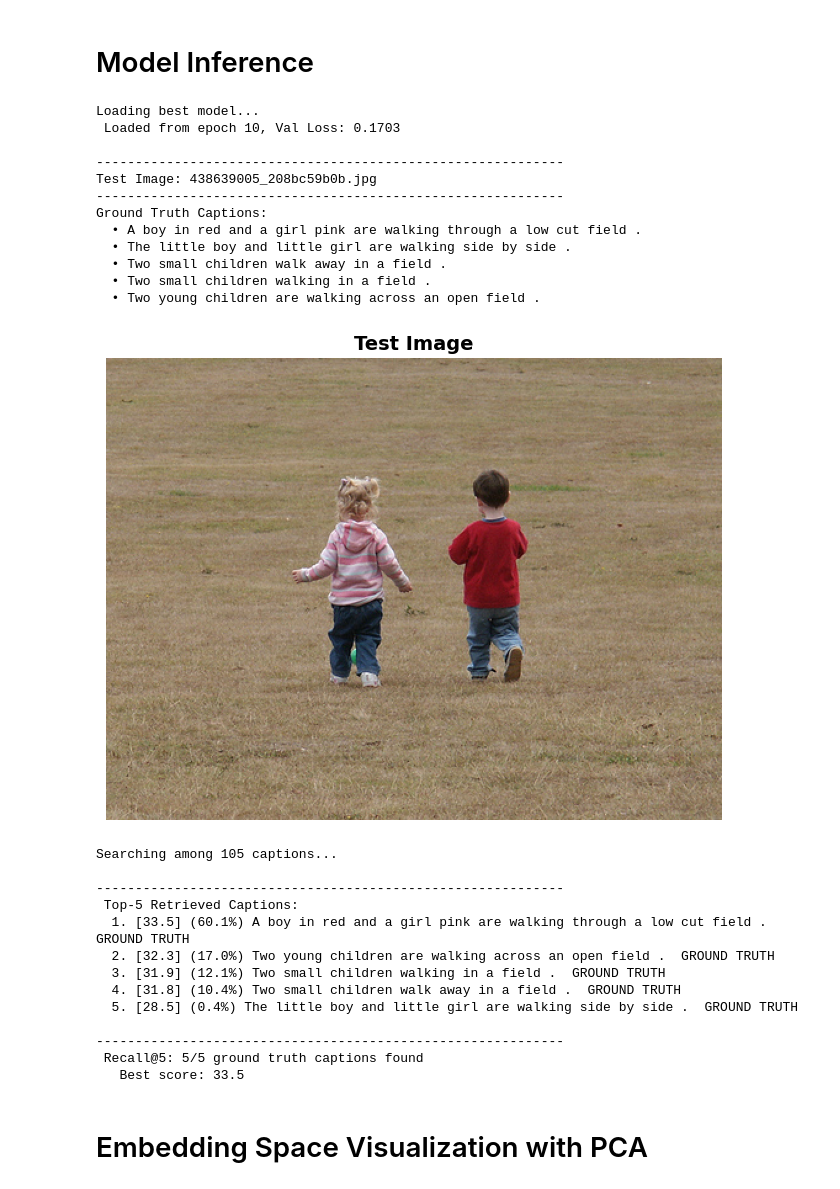
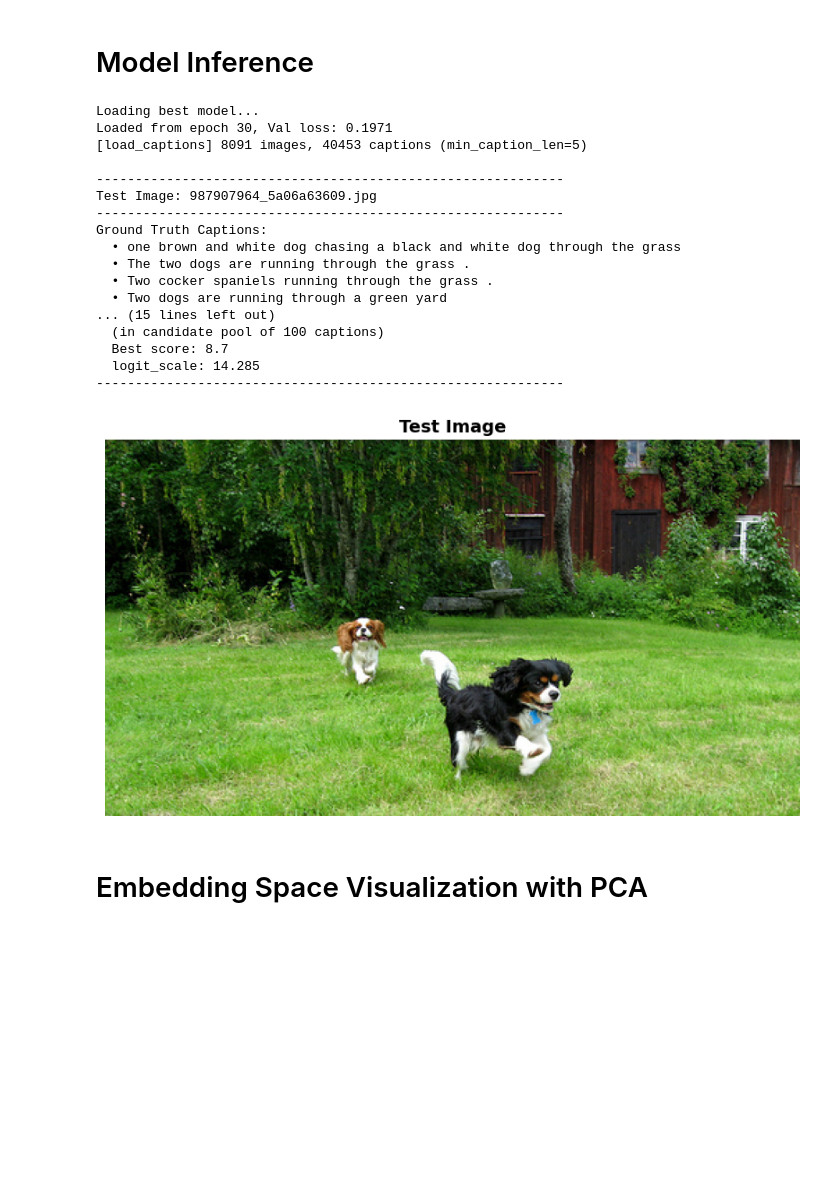
Before and after one commit to f-naderi/Vision_Language_Model, a Jupyter notebook: VLM.ipynb, the cells around one changed output. Saved outputs shown, nothing was run; the diff lists cells and outputs as text; code cells hidden in the pictures; blank space fills up the shorter version.

```diff
--- a/VLM.ipynb
+++ b/VLM.ipynb
@@ -42,9 +44,7 @@ processor = model.processor
 
 # Create dataloaders
 print("\nCreating dataloaders...")
-train_loader, val_loader, test_loader = create_dataloaders(
-    IMAGE_DIR, CAPTIONS_FILE, processor, batch_size=32
-)
+train_loader, val_loader, test_loader = create_dataloaders(IMAGE_DIR, CAPTIONS_FILE, processor, batch_size=32)
 
 
 # Show sample batch
@@ -183,46 +256,34 @@ Epoch 12/20
 # %% [markdown]
 #  Model Inference
 # %%
-#Loading best model
-checkpoint = torch.load('outputs/checkpoints/best_model.pth')
-model.load_state_dict(checkpoint['model_state_dict'])
-
-
-# Run inference
 top5, captions, ground_truth = run_inference(
     model=model,
     test_loader=test_loader,
     IMAGE_DIR=IMAGE_DIR,
     CAPTIONS_FILE=CAPTIONS_FILE,
-    device=device
+    device=device,
 )
+
+display(Image('outputs/inference/i2t_query_image.png'))
 # %% [output]
 Loading best model...
- Loaded from epoch 10, Val Loss: 0.1703
+Loaded from epoch 30, Val loss: 0.1971
+[load_captions] 8091 images, 40453 captions (min_caption_len=5)
 
 ------------------------------------------------------------
-Test Image: 438639005_208bc59b0b.jpg
+Test Image: 987907964_5a06a63609.jpg
 ------------------------------------------------------------
 Ground Truth Captions:
-  • A boy in red and a girl pink are walking through a low cut field .
-  • The little boy and little girl are walking side by side .
-  • Two small children walk away in a field .
-  • Two small children walking in a field .
-  • Two young children are walking across an open field .
+  • one brown and white dog chasing a black and white dog through the grass
+  • The two dogs are running through the grass .
+  • Two cocker spaniels running through the grass .
+  • Two dogs are running through a green yard
+... (15 lines left out)
+  (in candidate pool of 100 captions)
+  Best score: 8.7
+  logit_scale: 14.285
+------------------------------------------------------------
-[figure, old version]
+[figure, new version]
-Searching among 105 captions...
-
-------------------------------------------------------------
- Top-5 Retrieved Captions:
-  1. [33.5] (60.1%) A boy in red and a girl pink are walking through a low cut field .  GROUND TRUTH
-  2. [32.3] (17.0%) Two young children are walking across an open field .  GROUND TRUTH
-  3. [31.9] (12.1%) Two small children walking in a field .  GROUND TRUTH
-  4. [31.8] (10.4%) Two small children walk away in a field .  GROUND TRUTH
-  5. [28.5] (0.4%) The little boy and little girl are walking side by side .  GROUND TRUTH
-
-------------------------------------------------------------
- Recall@5: 5/5 ground truth captions found
-   Best score: 33.5
 # %% [markdown]
 #  Embedding Space Visualization with PCA
 # %%
```
Also changed, not shown: parts of 10 cells of this notebook, 11 other files.
